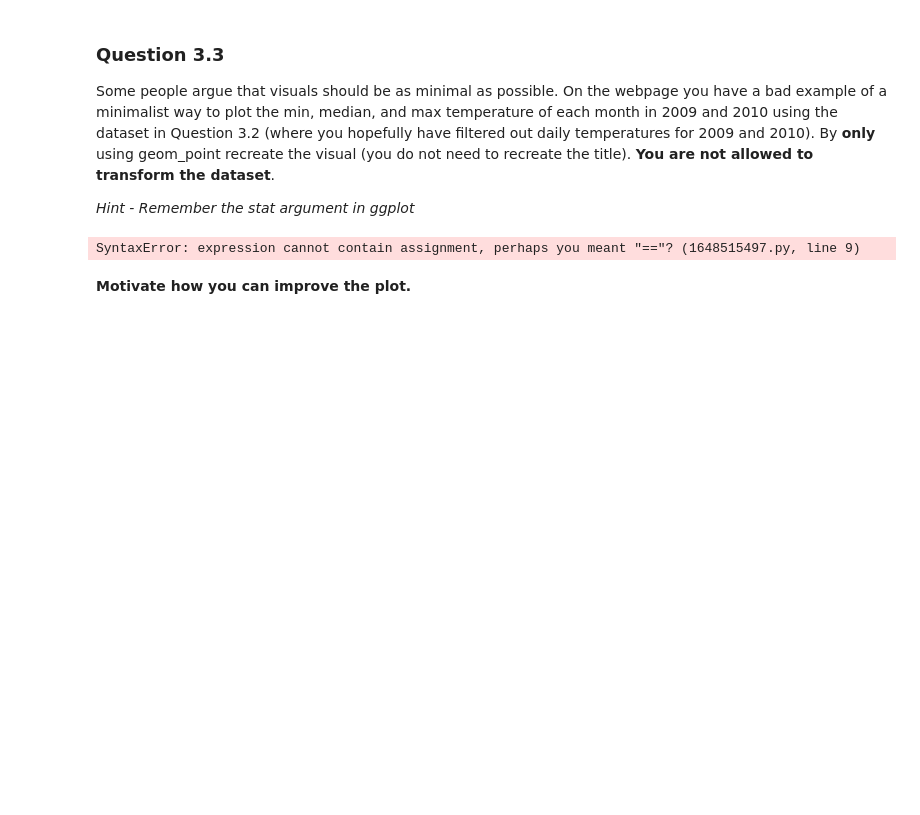
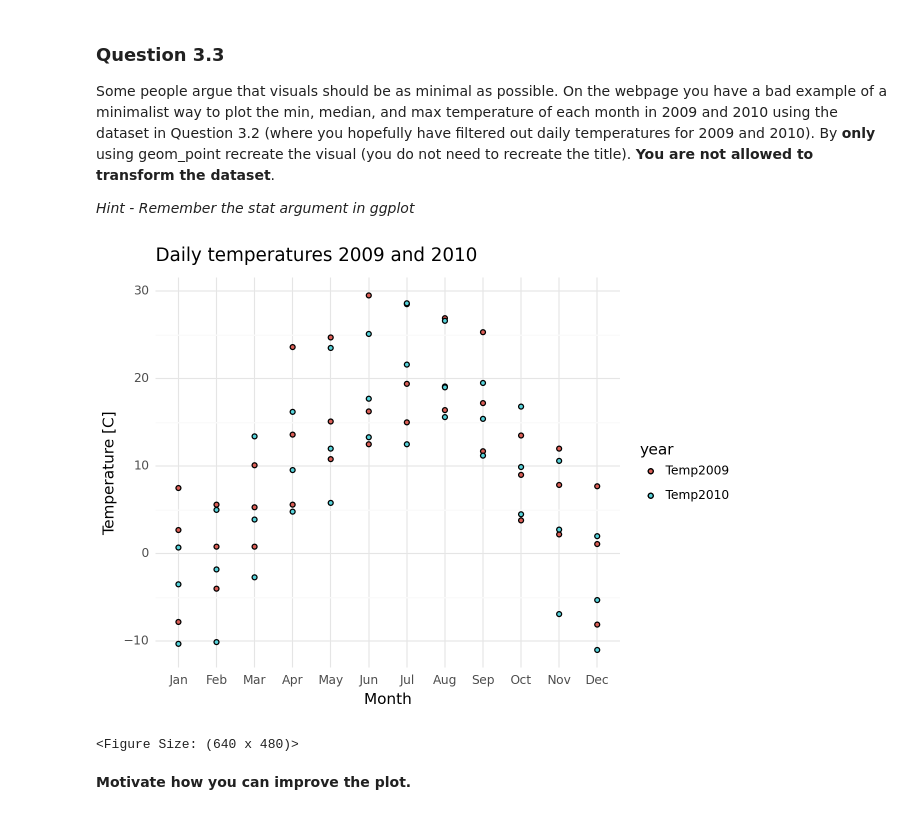
Before and after one commit to ErikDagobert/Scientific-Visualization, a Jupyter notebook: HW1/Homework1_2025.ipynb, the cells around one changed output. Cells and saved outputs as stored; diff of their text form; code cells hidden in the pictures; blank space fills up the shorter version.

```diff
--- a/HW1/Homework1_2025.ipynb
+++ b/HW1/Homework1_2025.ipynb
@@ -349,26 +354,22 @@ Some people argue that visuals should be as minimal as possible. On the webpage
 # %%
 # Insert code here
 
-p7 = (ggplot(data3, aes("month", "temperature", fill = "year"))
-    + geom_point()
-    #+ geom_point(stat='summary', fun_y='min', size=2)
-    # Median temperature
-    + stat_summary( mapping = aes(x = month, y = temperature),
-    fun.ymin = min,
-    fun.ymax = max,
-    fun.y = median)
-    # Maximum temperature
-    #+ geom_point(stat='summary', fun_y='max', size=2)
+#Yixuan
+p7 = (ggplot(data3, aes(x="month", y="temperature", fill = "year"))
+    + geom_point(stat="summary", fun_y = np.min)
+    + geom_point(stat="summary", fun_y = np.max)
+    + geom_point(stat="summary", fun_y = np.median)
     + scale_color_manual(values=[cbPalette[6], cbPalette[5]])
     + labs(y = "Temperature [C]", x = "Month", title="Daily temperatures 2009 and 2010")
     + theme_minimal())
 
 
 p7
 
 # Remember to print the visual
 # %% [output]
+[figure, added]
-SyntaxError: expression cannot contain assignment, perhaps you meant "=="? (1648515497.py, line 9)
+<Figure Size: (640 x 480)>
 # %% [markdown]
 **Motivate how you can improve the plot.**
 # %% [markdown]
```
Also changed, not shown: parts of 6 cells of this notebook.
